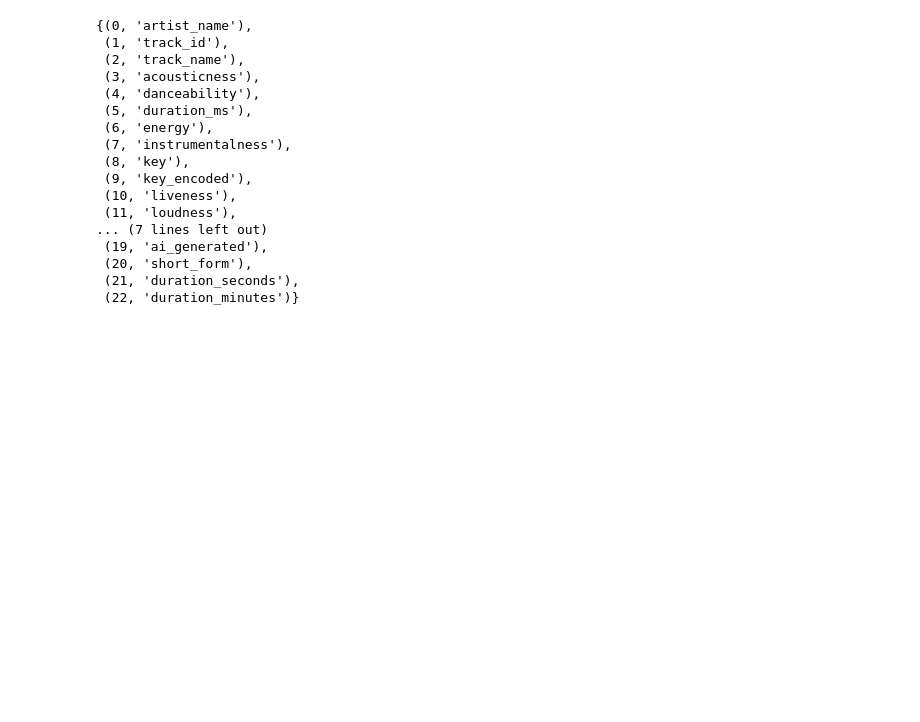
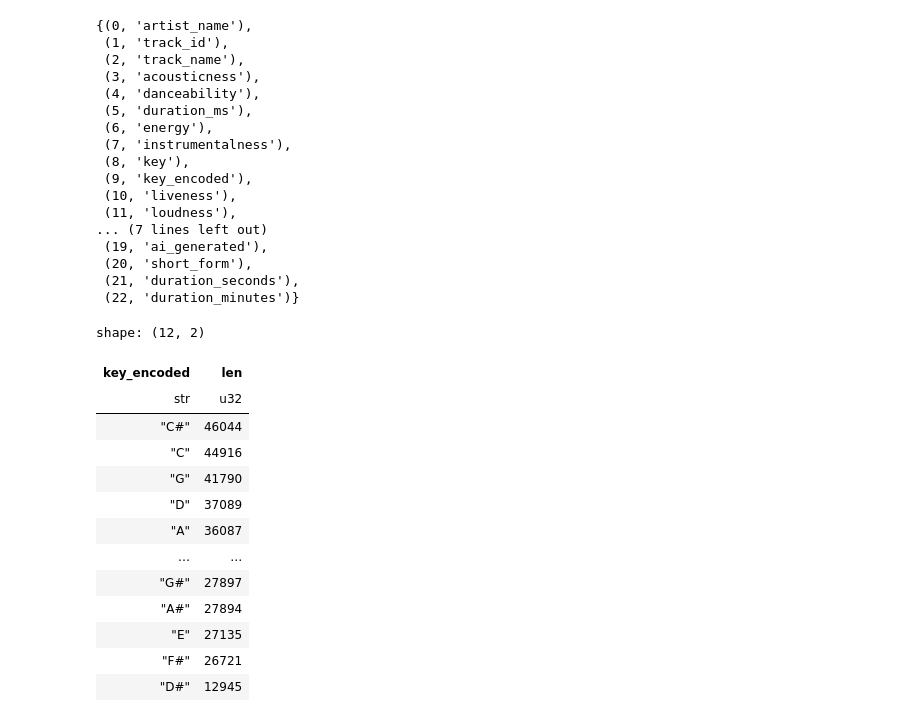
Before and after one commit to ZygimantasB/polars_library, a Jupyter notebook: kaggle/spotify_2026_scenarios.ipynb, the cells around one changed output. Drawn from its saved outputs; the diff is of its cells as text; code cells hidden in the pictures; blank space fills up the shorter version.

Commit message:
Group and analyze key and mode distributions in Spotify 2026 Scenarios notebook

```diff
--- a/kaggle/spotify_2026_scenarios.ipynb
+++ b/kaggle/spotify_2026_scenarios.ipynb
@@ -311,3 +311,26 @@ shape: (391_989, 23)
  (20, 'short_form'),
  (21, 'duration_seconds'),
  (22, 'duration_minutes')}
+# %%
+df.select(
+    pl.col('key_encoded')
+).group_by(
+    pl.col('key_encoded')
+).len().sort(
+    'len', descending=True
+)
+# %% [output]
+shape: (12, 2)
+| key_encoded | len |
+| str | u32 |
+| "C#" | 46044 |
+| "C" | 44916 |
+| "G" | 41790 |
+| "D" | 37089 |
+| "A" | 36087 |
+| … | … |
+| "G#" | 27897 |
+| "A#" | 27894 |
+| "E" | 27135 |
+| "F#" | 26721 |
+| "D#" | 12945 |
```
Also changed, not shown: parts of 2 cells of this notebook.
